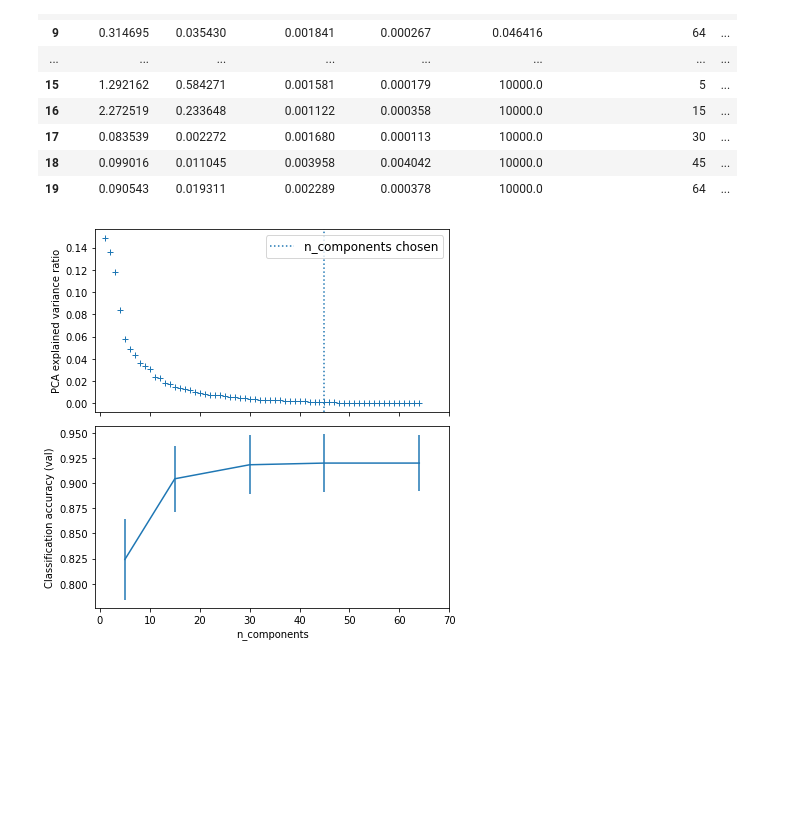
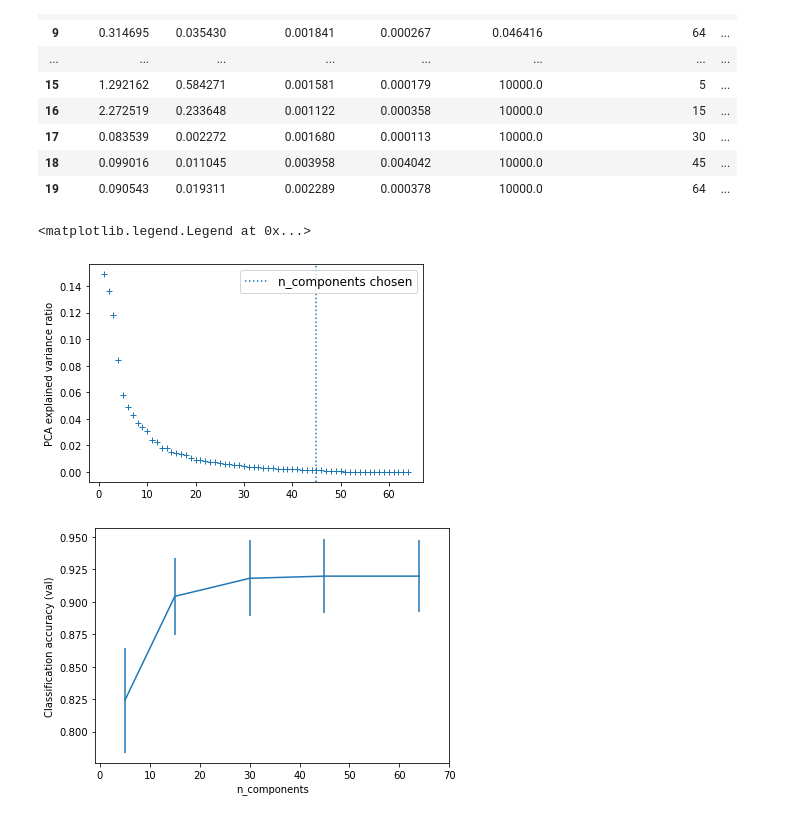
Before and after one commit to ramsagar1522/scikit_learn_practice, a Jupyter notebook: Pipelining chaining a PCA and a logistic regression.ipynb, the cells around one changed output. Drawn from its saved outputs; the diff is of its cells as text; code cells hidden in the pictures; blank space fills up the shorter version.

```diff
--- a/Pipelining chaining a PCA and a logistic regression.ipynb
+++ b/Pipelining chaining a PCA and a logistic regression.ipynb
@@ -53,33 +53,37 @@ Best parameter (CV score=0.920):
 | 17 | 0.083539 | 0.002272 | 0.001680 | 0.000113 | 10000.0 | 30 | ... |
 | 18 | 0.099016 | 0.011045 | 0.003958 | 0.004042 | 10000.0 | 45 | ... |
 | 19 | 0.090543 | 0.019311 | 0.002289 | 0.000378 | 10000.0 | 64 | ... |
+# %%
+# Plot the PCA spectrum
+pca.fit(X_digits)
+
+fig, ax0 = plt.subplots(nrows=1, sharex=True)
+ax0.plot(np.arange(1, pca.n_components_ + 1),
+         pca.explained_variance_ratio_, '+', linewidth=2)
+ax0.set_ylabel('PCA explained variance ratio')
+
+ax0.axvline(search.best_estimator_.named_steps['pca'].n_components,
+            linestyle=':', label='n_components chosen')
+ax0.legend(prop=dict(size=12))
+# %% [output]
+<matplotlib.legend.Legend at 0x...>
+[figure, added]
 # %%
-# Plot the PCA spectrum
-pca.fit(X_digits)
-
-fig, (ax0, ax1) = plt.subplots(nrows=2, sharex=True, figsize=(6, 6))
-ax0.plot(np.arange(1, pca.n_components_ + 1),
-         pca.explained_variance_ratio_, '+', linewidth=2)
-ax0.set_ylabel('PCA explained variance ratio')
-
-ax0.axvline(search.best_estimator_.named_steps['pca'].n_components,
-            linestyle=':', label='n_components chosen')
-ax0.legend(prop=dict(size=12))
-
+fig, ax1 = plt.subplots(nrows=1, sharex=True)
 # For each number of components, find the best classifier results
 results = pd.DataFrame(search.cv_results_)
 components_col = 'param_pca__n_components'
 best_clfs = results.groupby(components_col).apply(
     lambda g: g.nlargest(1, 'mean_test_score'))
 
 best_clfs.plot(x=components_col, y='mean_test_score', yerr='std_test_score',
                legend=False, ax=ax1)
 ax1.set_ylabel('Classification accuracy (val)')
 ax1.set_xlabel('n_components')
 
 plt.xlim(-1, 70)
 
 plt.tight_layout()
 plt.show()
 # %% [output]
-[figure, old version]
+[figure, new version]
```
Also changed, not shown: parts of 1 cell of this notebook, 4 other files.
